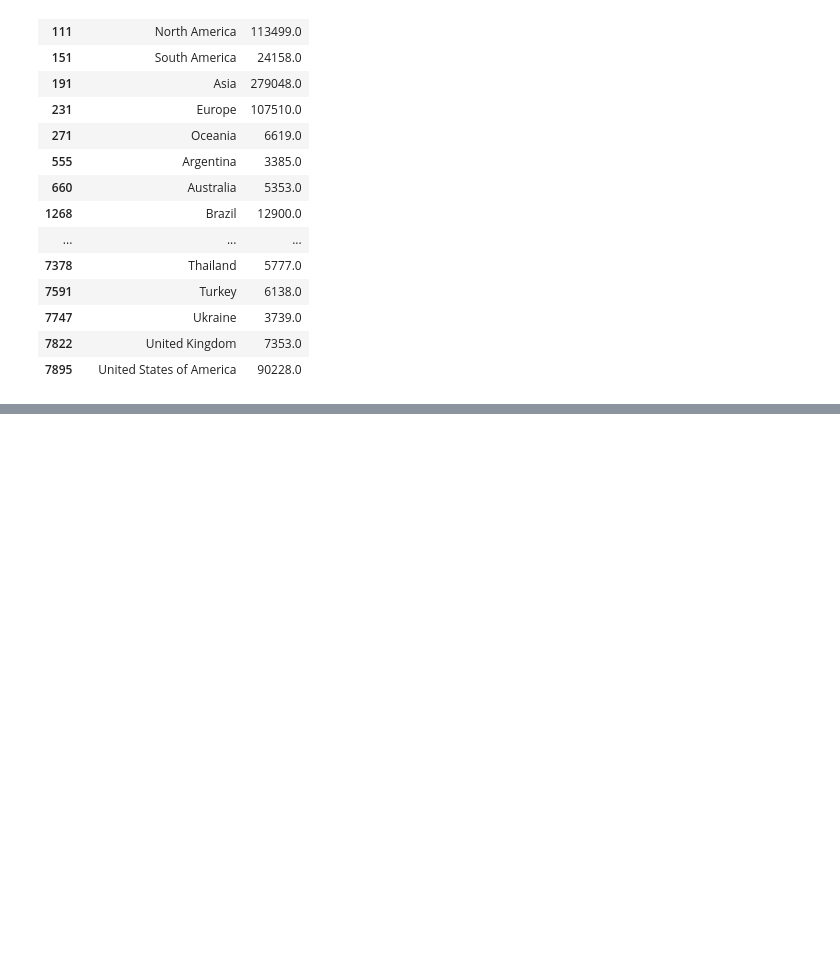
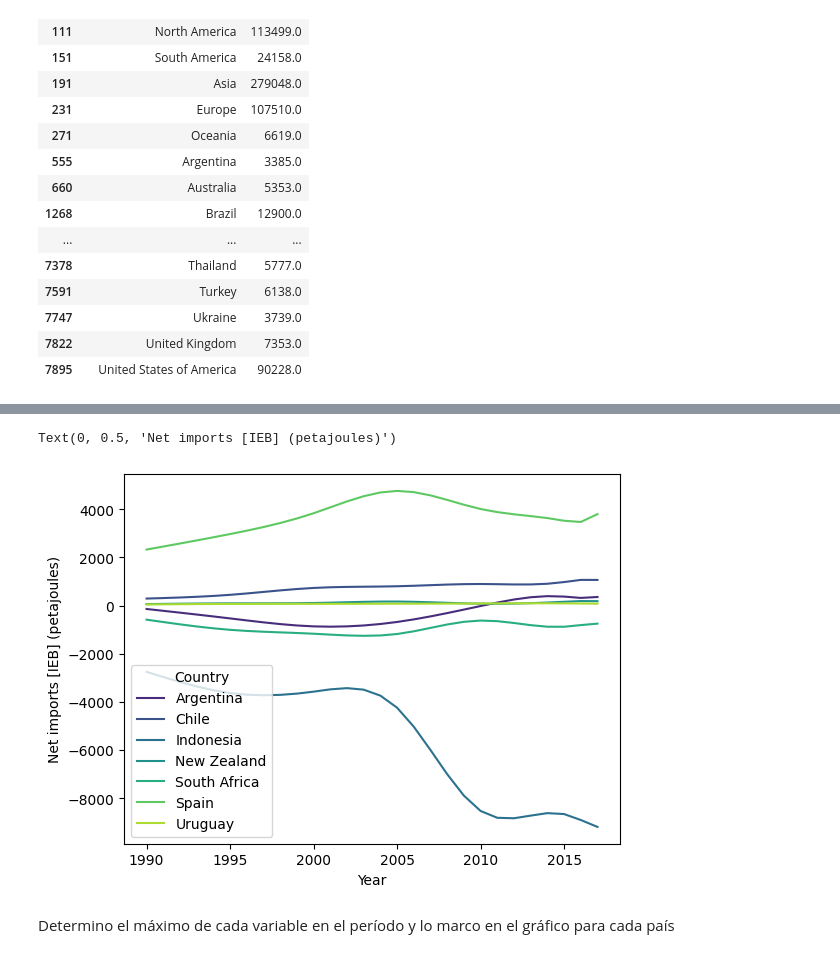
Before and after one commit to etorriglia/Programacion_Python_II, a Jupyter notebook: Clases 3 y 4/Practico_semana_3.ipynb, the cells around one changed output, grey strips where cells are left out. Cells and saved outputs as stored; diff of their text form; code cells hidden in the pictures; blank space fills up the shorter version.

```diff
--- a/Clases 3 y 4/Practico_semana_3.ipynb
+++ b/Clases 3 y 4/Practico_semana_3.ipynb
@@ -108,0 +157,11 @@ df_countries.head()
+# %%
+net_imports= pd.concat(df_all_countries(countries, df_countries_net), ignore_index=True)
+# %%
+plt.figure()
+sns.lineplot(x=net_imports['Year'], y=net_imports['Value'], data= net_imports, hue='Country', palette='viridis')
+plt.ylabel('Net imports [IEB] (petajoules)')
+# %% [output]
+Text(0, 0.5, 'Net imports [IEB] (petajoules)')
+[figure, added]
+# %% [markdown]
+Determino el máximo de cada variable en el período y lo marco en el gráfico para cada país
```
Also changed, not shown: parts of 15 cells of this notebook.
